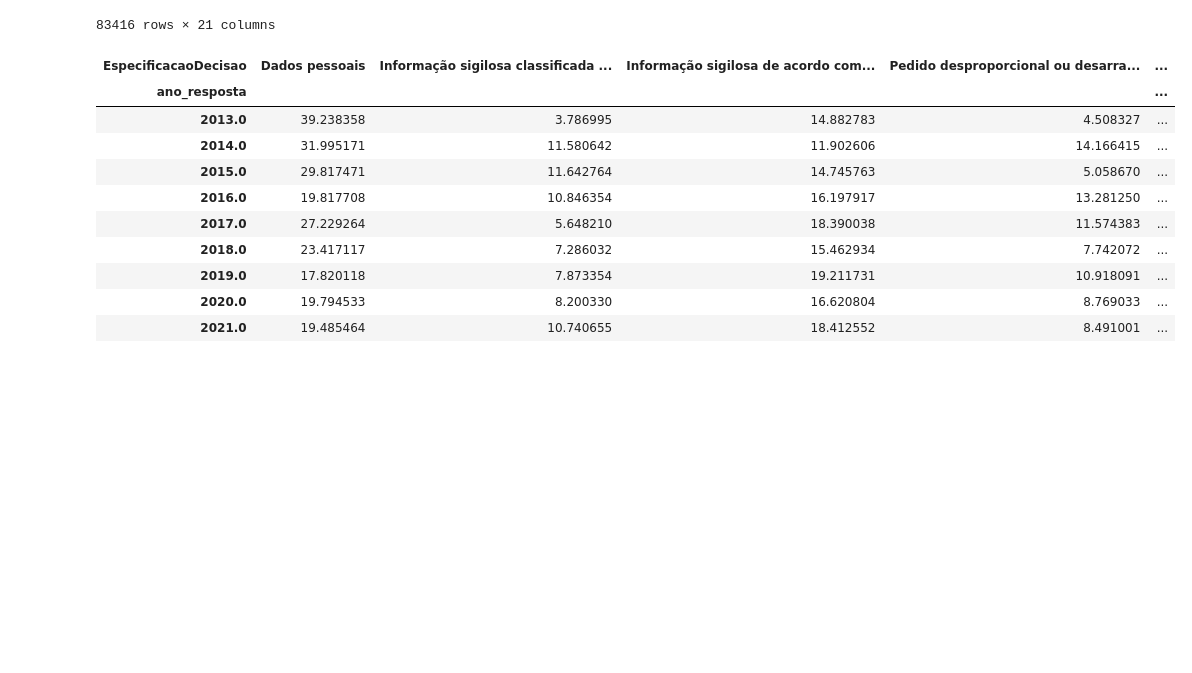
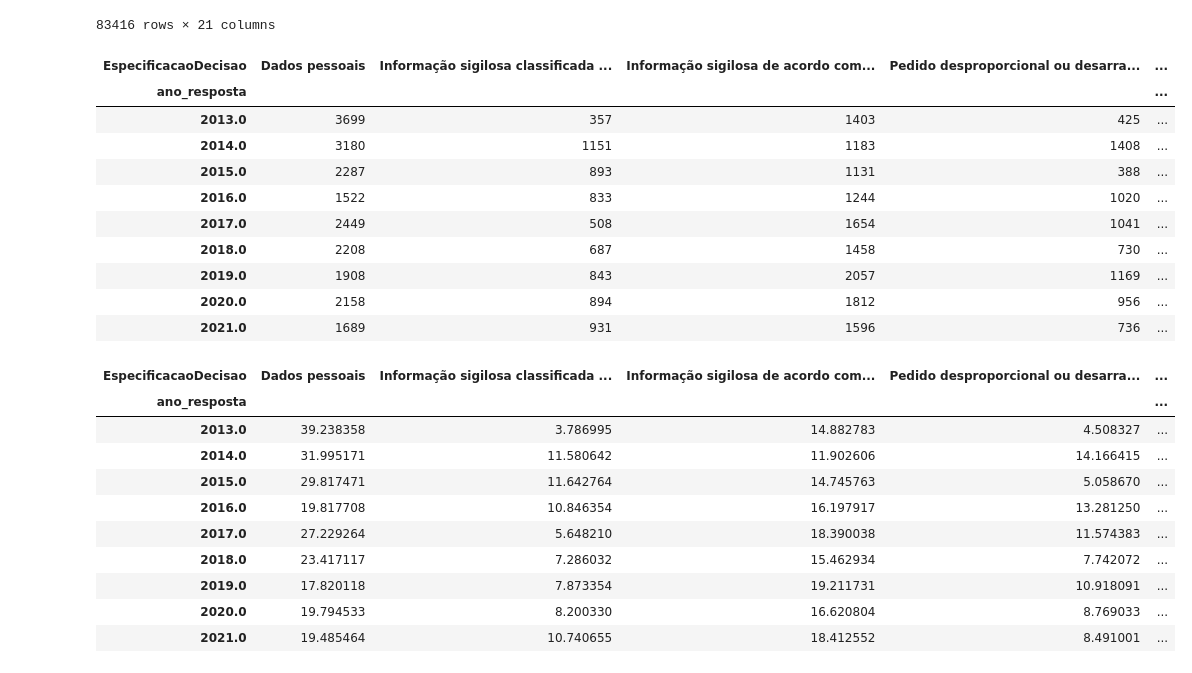
Before and after one commit to luizftoledo/analise_negativas, a Jupyter notebook: analise_negativas_lai_fiquem_sabendo_19_abril_2022.ipynb, the cells around one changed output. Cells and saved outputs as stored; diff of their text form; code cells hidden in the pictures; blank space fills up the shorter version.

```diff
--- a/analise_negativas_lai_fiquem_sabendo_19_abril_2022.ipynb
+++ b/analise_negativas_lai_fiquem_sabendo_19_abril_2022.ipynb
@@ -675,6 +693,24 @@ pedidos_negados
 | 123189 | 3877650 | 3005278783202116 | Federal |  |  | INSS – Instituto Nacional do Segu... | Concluída | 30/12/2021 | ... |
 | 123190 | 3877652 | 3005278785202113 | Federal |  |  | INSS – Instituto Nacional do Segu... | Concluída | 30/12/2021 | ... |
 83416 rows × 21 columns
+# %%
+# pedidos negados, ano a ano, numeros absolutos
+pedidos_negados_por_especificacao_absoluto = pd.crosstab(pedidos_negados.ano_resposta, pedidos_negados.EspecificacaoDecisao)
+
+pedidos_negados_por_especificacao_absoluto.to_csv('pedidos_negados_por_especificacao_absoluto.csv')
+pedidos_negados_por_especificacao_absoluto
+# %% [output]
+| EspecificacaoDecisao | Dados pessoais | Informação sigilosa classificada ... | Informação sigilosa de acordo com... | Pedido desproporcional ou desarra... | ... |
+| ano_resposta |  |  |  |  | ... |
+| 2013.0 | 3699 | 357 | 1403 | 425 | ... |
+| 2014.0 | 3180 | 1151 | 1183 | 1408 | ... |
+| 2015.0 | 2287 | 893 | 1131 | 388 | ... |
+| 2016.0 | 1522 | 833 | 1244 | 1020 | ... |
+| 2017.0 | 2449 | 508 | 1654 | 1041 | ... |
+| 2018.0 | 2208 | 687 | 1458 | 730 | ... |
+| 2019.0 | 1908 | 843 | 2057 | 1169 | ... |
+| 2020.0 | 2158 | 894 | 1812 | 956 | ... |
+| 2021.0 | 1689 | 931 | 1596 | 736 | ... |
 # %%
 # pedidos negados, ano a ano, com o % da especificação do motivo
 pedidos_negados_por_especificacao = pd.crosstab(pedidos_negados.ano_resposta, pedidos_negados.EspecificacaoDecisao, normalize='index') * 100
```
Also changed, not shown: parts of 9 cells of this notebook.
